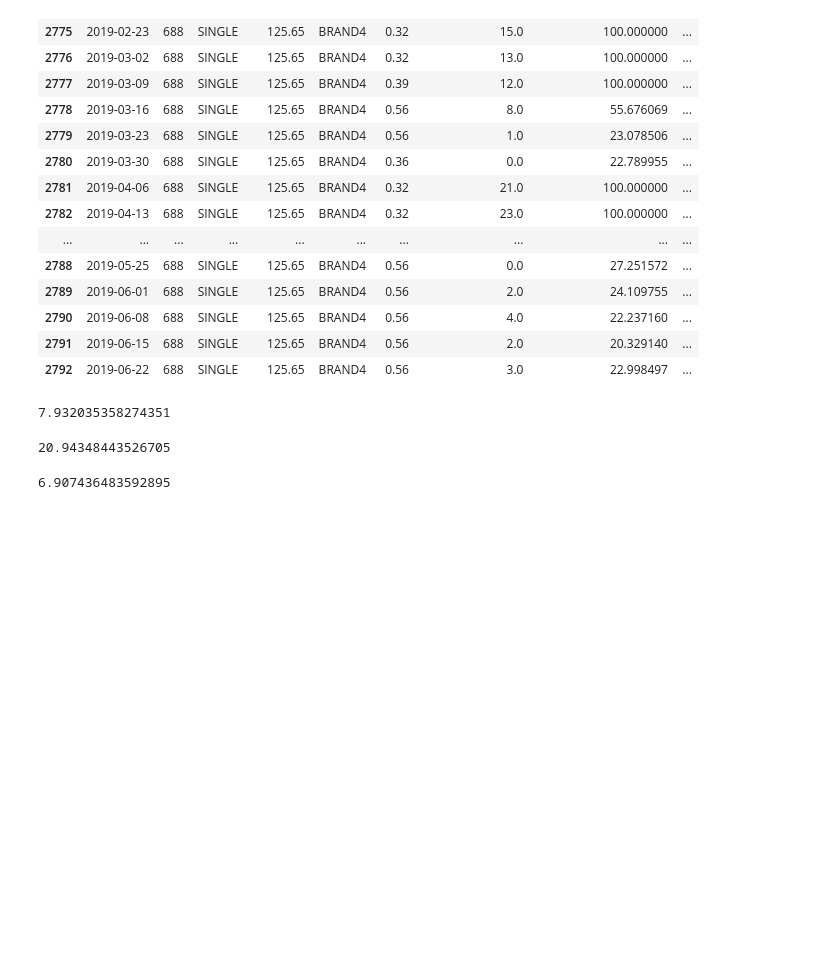
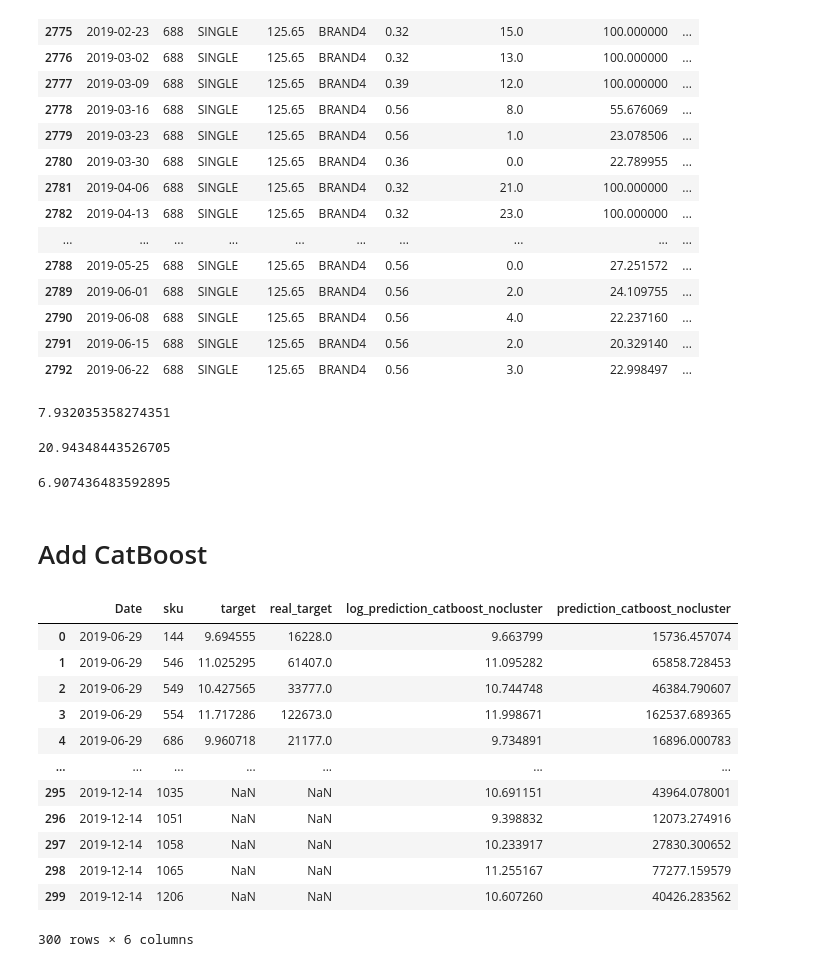
Before and after one commit to tommasofioravanti/DMTMCourseProject, a Jupyter notebook: notebooks/ensemble+analisi.ipynb, the cells around one changed output. Drawn from its saved outputs; the diff is of its cells as text; code cells hidden in the pictures; blank space fills up the shorter version.

```diff
--- a/notebooks/ensemble+analisi.ipynb
+++ b/notebooks/ensemble+analisi.ipynb
@@ -231,3 +231,24 @@ df_ens['ensemble_normal_lr'] = a*df_ens.ensemble_pre_normal+b*df_ens.pred_linear
 MAPE(df_ens.dropna().real_target, df_ens.dropna().ensemble_normal_lr)
 # %% [output]
 6.907436483592895
+# %% [markdown]
+# Add CatBoost
+# %%
+cat_no_cl = pd.read_csv('../dataset/prediction/test/catboost_nocluster_test.csv')
+cat_cl = pd.read_csv('../dataset/prediction/test/catboost_cluster_test.csv')
+# %%
+cat_no_cl
+# %% [output]
+|  | Date | sku | target | real_target | log_prediction_catboost_nocluster | prediction_catboost_nocluster |
+| 0 | 2019-06-29 | 144 | 9.694555 | 16228.0 | 9.663799 | 15736.457074 |
+| 1 | 2019-06-29 | 546 | 11.025295 | 61407.0 | 11.095282 | 65858.728453 |
+| 2 | 2019-06-29 | 549 | 10.427565 | 33777.0 | 10.744748 | 46384.790607 |
+| 3 | 2019-06-29 | 554 | 11.717286 | 122673.0 | 11.998671 | 162537.689365 |
+| 4 | 2019-06-29 | 686 | 9.960718 | 21177.0 | 9.734891 | 16896.000783 |
+| ... | ... | ... | ... | ... | ... | ... |
+| 295 | 2019-12-14 | 1035 | NaN | NaN | 10.691151 | 43964.078001 |
+| 296 | 2019-12-14 | 1051 | NaN | NaN | 9.398832 | 12073.274916 |
+| 297 | 2019-12-14 | 1058 | NaN | NaN | 10.233917 | 27830.300652 |
+| 298 | 2019-12-14 | 1065 | NaN | NaN | 11.255167 | 77277.159579 |
+| 299 | 2019-12-14 | 1206 | NaN | NaN | 10.607260 | 40426.283562 |
+300 rows × 6 columns
```
Also changed, not shown: parts of 3 cells of this notebook.
